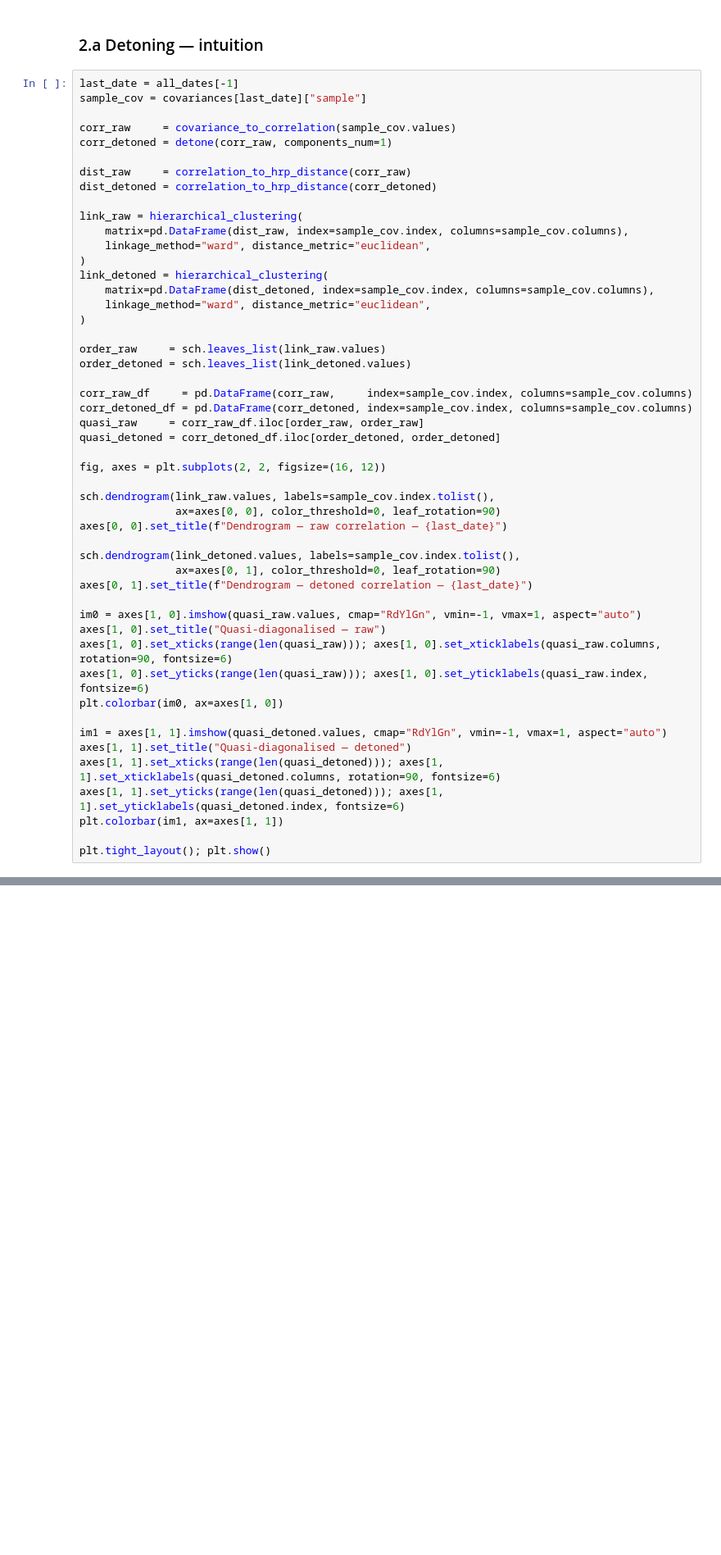
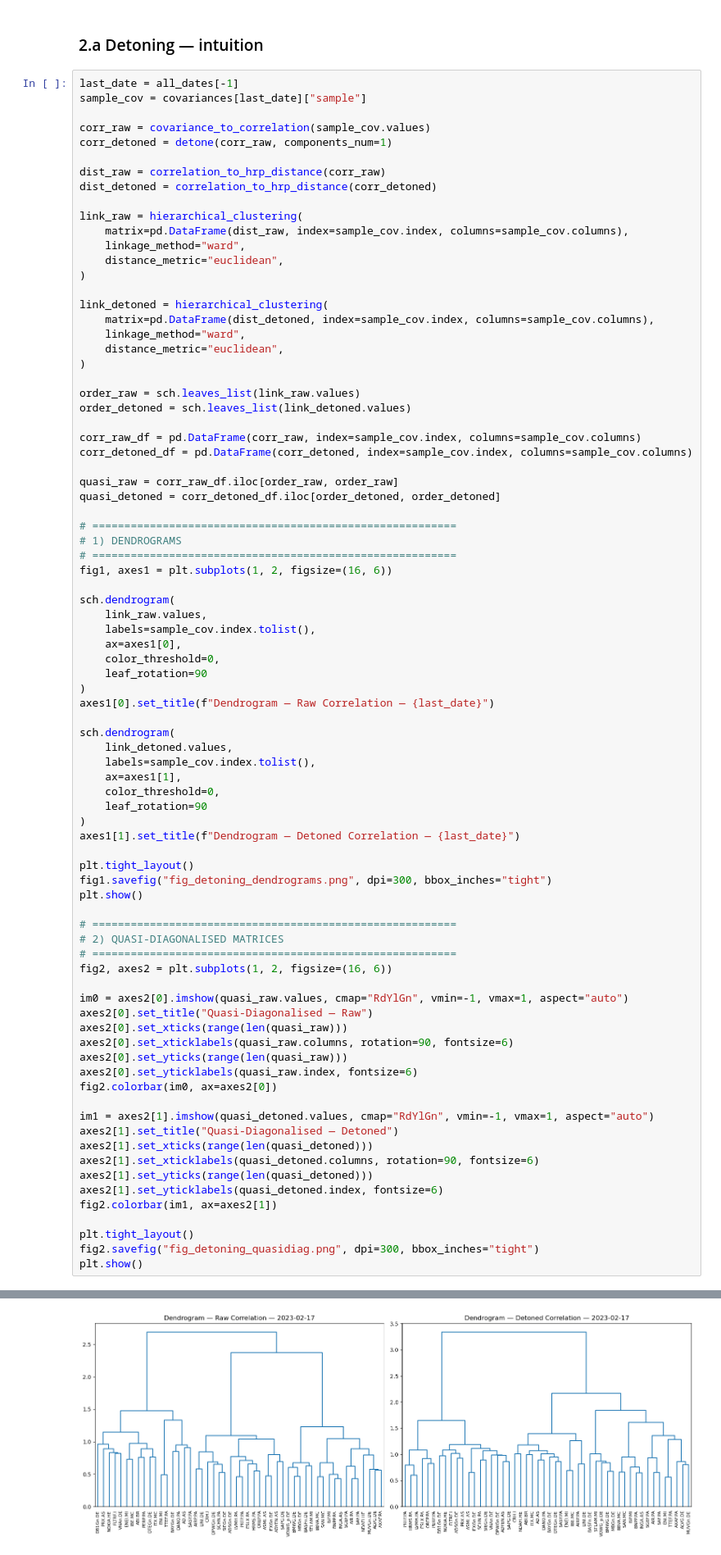
Before and after one commit to giacomocosta0101-png/Assignment_4_b, a Jupyter notebook: ex4b_notebook.ipynb, the cells around one changed output, grey strips where cells are left out. Shown at 82% size. Drawn from its saved outputs; the diff is of its cells as text; blank space fills up the shorter version.

```diff
--- a/ex4b_notebook.ipynb
+++ b/ex4b_notebook.ipynb
@@ -201,50 +201,82 @@ plt.tight_layout(); plt.show()
 last_date = all_dates[-1]
 sample_cov = covariances[last_date]["sample"]
 
-corr_raw     = covariance_to_correlation(sample_cov.values)
+corr_raw = covariance_to_correlation(sample_cov.values)
 corr_detoned = detone(corr_raw, components_num=1)
 
-dist_raw     = correlation_to_hrp_distance(corr_raw)
+dist_raw = correlation_to_hrp_distance(corr_raw)
 dist_detoned = correlation_to_hrp_distance(corr_detoned)
 
 link_raw = hierarchical_clustering(
     matrix=pd.DataFrame(dist_raw, index=sample_cov.index, columns=sample_cov.columns),
-    linkage_method="ward", distance_metric="euclidean",
+    linkage_method="ward",
+    distance_metric="euclidean",
 )
+
 link_detoned = hierarchical_clustering(
     matrix=pd.DataFrame(dist_detoned, index=sample_cov.index, columns=sample_cov.columns),
-    linkage_method="ward", distance_metric="euclidean",
+    linkage_method="ward",
+    distance_metric="euclidean",
 )
 
-order_raw     = sch.leaves_list(link_raw.values)
+order_raw = sch.leaves_list(link_raw.values)
 order_detoned = sch.leaves_list(link_detoned.values)
 
-corr_raw_df     = pd.DataFrame(corr_raw,     index=sample_cov.index, columns=sample_cov.columns)
+corr_raw_df = pd.DataFrame(corr_raw, index=sample_cov.index, columns=sample_cov.columns)
 corr_detoned_df = pd.DataFrame(corr_detoned, index=sample_cov.index, columns=sample_cov.columns)
-quasi_raw     = corr_raw_df.iloc[order_raw, order_raw]
+
+quasi_raw = corr_raw_df.iloc[order_raw, order_raw]
 quasi_detoned = corr_detoned_df.iloc[order_detoned, order_detoned]
 
-fig, axes = plt.subplots(2, 2, figsize=(16, 12))
+# =========================================================
+# 1) DENDROGRAMS
+# =========================================================
+fig1, axes1 = plt.subplots(1, 2, figsize=(16, 6))
 
-sch.dendrogram(link_raw.values, labels=sample_cov.index.tolist(),
-               ax=axes[0, 0], color_threshold=0, leaf_rotation=90)
-axes[0, 0].set_title(f"Dendrogram — raw correlation — {last_date}")
+sch.dendrogram(
+    link_raw.values,
+    labels=sample_cov.index.tolist(),
+    ax=axes1[0],
+    color_threshold=0,
+    leaf_rotation=90
+)
+axes1[0].set_title(f"Dendrogram — Raw Correlation — {last_date}")
 
-sch.dendrogram(link_detoned.values, labels=sample_cov.index.tolist(),
-               ax=axes[0, 1], color_threshold=0, leaf_rotation=90)
-axes[0, 1].set_title(f"Dendrogram — detoned correlation — {last_date}")
+sch.dendrogram(
+    link_detoned.values,
+    labels=sample_cov.index.tolist(),
+    ax=axes1[1],
+    color_threshold=0,
+    leaf_rotation=90
+)
+axes1[1].set_title(f"Dendrogram — Detoned Correlation — {last_date}")
 
-im0 = axes[1, 0].imshow(quasi_raw.values, cmap="RdYlGn", vmin=-1, vmax=1, aspect="auto")
-axes[1, 0].set_title("Quasi-diagonalised — raw")
-axes[1, 0].set_xticks(range(len(quasi_raw))); axes[1, 0].set_xticklabels(quasi_raw.columns, rotation=90, fontsize=6)
-axes[1, 0].set_yticks(range(len(quasi_raw))); axes[1, 0].set_yticklabels(quasi_raw.index, fontsize=6)
-plt.colorbar(im0, ax=axes[1, 0])
+plt.tight_layout()
+fig1.savefig("fig_detoning_dendrograms.png", dpi=300, bbox_inches="tight")
+plt.show()
 
-im1 = axes[1, 1].imshow(quasi_detoned.values, cmap="RdYlGn", vmin=-1, vmax=1, aspect="auto")
-axes[1, 1].set_title("Quasi-diagonalised — detoned")
-axes[1, 1].set_xticks(range(len(quasi_detoned))); axes[1, 1].set_xticklabels(quasi_detoned.columns, rotation=90, fontsize=6)
-axes[1, 1].set_yticks(range(len(quasi_detoned))); axes[1, 1].set_yticklabels(quasi_detoned.index, fontsize=6)
-plt.colorbar(im1, ax=axes[1, 1])
+# =========================================================
+# 2) QUASI-DIAGONALISED MATRICES
+# =========================================================
+fig2, axes2 = plt.subplots(1, 2, figsize=(16, 6))
 
-plt.tight_layout(); plt.show()
+im0 = axes2[0].imshow(quasi_raw.values, cmap="RdYlGn", vmin=-1, vmax=1, aspect="auto")
+axes2[0].set_title("Quasi-Diagonalised — Raw")
+axes2[0].set_xticks(range(len(quasi_raw)))
+axes2[0].set_xticklabels(quasi_raw.columns, rotation=90, fontsize=6)
+axes2[0].set_yticks(range(len(quasi_raw)))
+axes2[0].set_yticklabels(quasi_raw.index, fontsize=6)
+fig2.colorbar(im0, ax=axes2[0])
+
+im1 = axes2[1].imshow(quasi_detoned.values, cmap="RdYlGn", vmin=-1, vmax=1, aspect="auto")
+axes2[1].set_title("Quasi-Diagonalised — Detoned")
+axes2[1].set_xticks(range(len(quasi_detoned)))
+axes2[1].set_xticklabels(quasi_detoned.columns, rotation=90, fontsize=6)
+axes2[1].set_yticks(range(len(quasi_detoned)))
+axes2[1].set_yticklabels(quasi_detoned.index, fontsize=6)
+fig2.colorbar(im1, ax=axes2[1])
+
+plt.tight_layout()
+fig2.savefig("fig_detoning_quasidiag.png", dpi=300, bbox_inches="tight")
+plt.show()
 # %% [output]
@@ -251,0 +283 @@ TypeError: '>=' not supported between instances of 'NoneType' and 'float'
+[figure, added]
```
Also changed, not shown: parts of 7 cells of this notebook.
